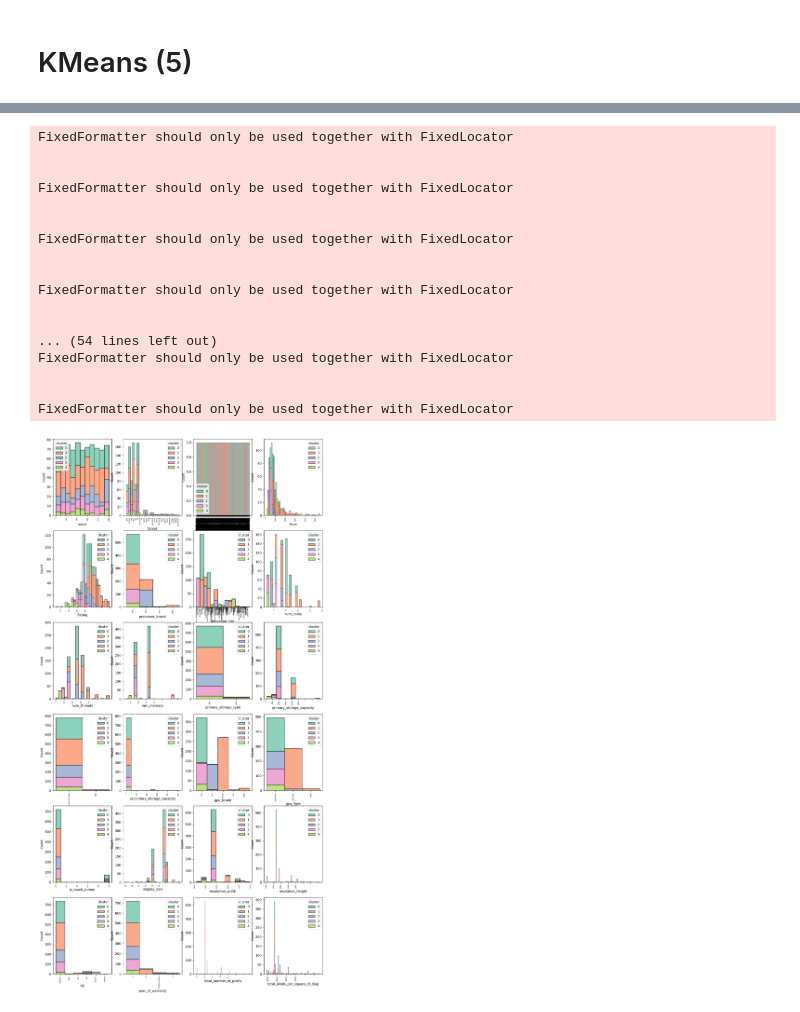
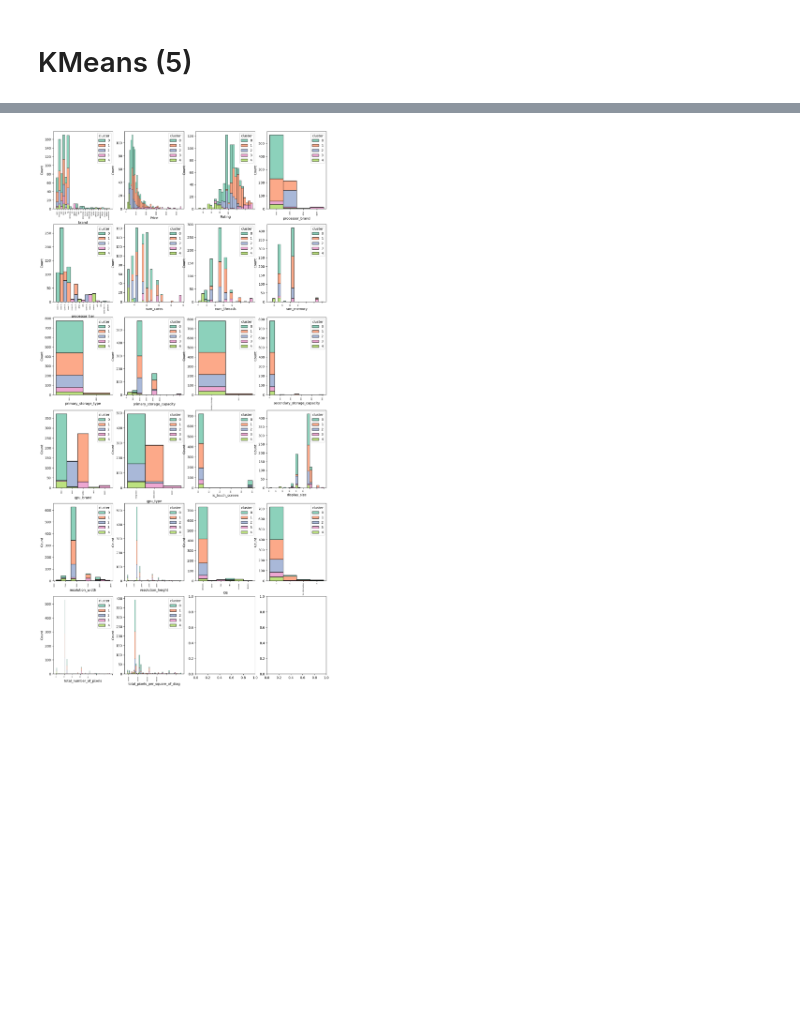
Before and after one commit to kateqwerty001/Laptops_Clustering, a Jupyter notebook: clustering/SVD_used_for_dimensionality_reduction.ipynb, the cells around one changed output, grey strips where cells are left out. Saved outputs shown, nothing was run; the diff lists cells and outputs as text; code cells hidden in the pictures; blank space fills up the shorter version.

```diff
--- a/clustering/SVD_used_for_dimensionality_reduction.ipynb
+++ b/clustering/SVD_used_for_dimensionality_reduction.ipynb
@@ -245,36 +225,19 @@ The default value of `normalized_stress` will change to `'auto'` in version 1.4.
 # %%
 fig, axes = plt.subplots(6, 4, figsize=(15, 6 * 5))
 
 axes = axes.flatten()
 
 i=0
-
+data = data.drop(['index', 'Model'], axis = 1)
 for i, column in enumerate(data.columns):
     if column != 'cluster' :
         sns.histplot(data=data, x=column, hue="cluster", multiple="stack", ax=axes[i], palette='Set2')
         axes[i].set_xticklabels(axes[i].get_xticklabels(), rotation=90)
         axes[i].tick_params(axis='x', labelsize=5)
         axes[i].set_xlabel(column)
         i+=1
 # %% [output]
-FixedFormatter should only be used together with FixedLocator
-
-
-FixedFormatter should only be used together with FixedLocator
-
-
-FixedFormatter should only be used together with FixedLocator
-
-
-FixedFormatter should only be used together with FixedLocator
-
-
-... (54 lines left out)
-FixedFormatter should only be used together with FixedLocator
-
-
-FixedFormatter should only be used together with FixedLocator
-[figure, old version]
+[figure, new version]
 # %%
 import plotly.express as px
 
```
Also changed, not shown: parts of 9 cells of this notebook, 1 other file.
